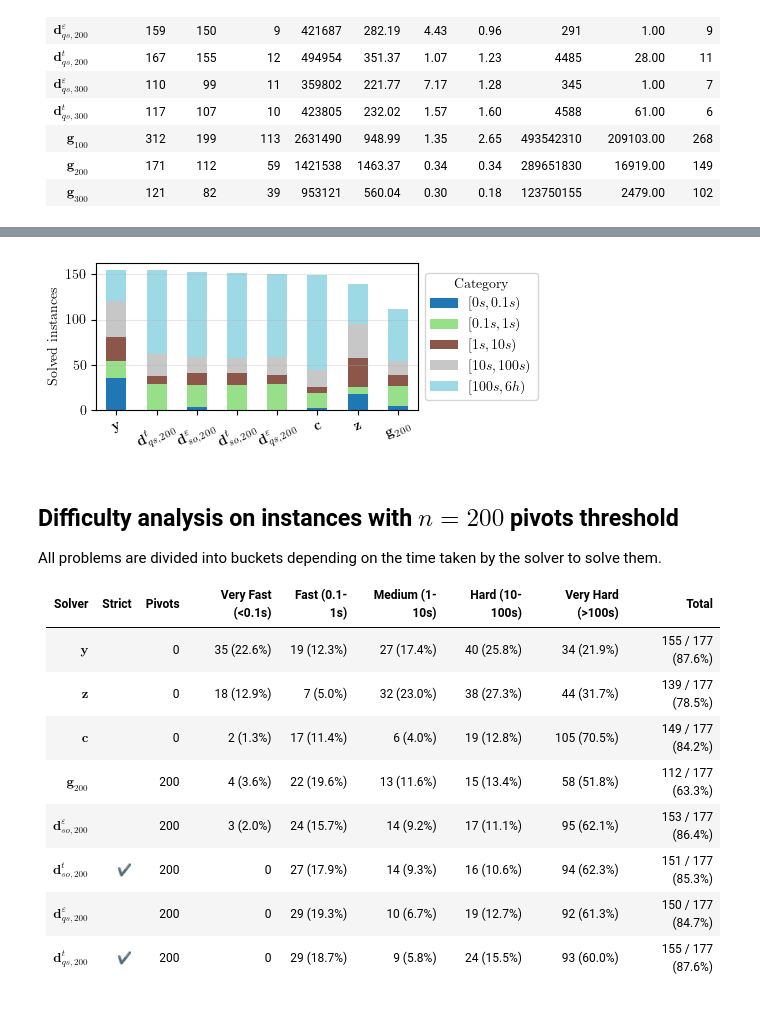
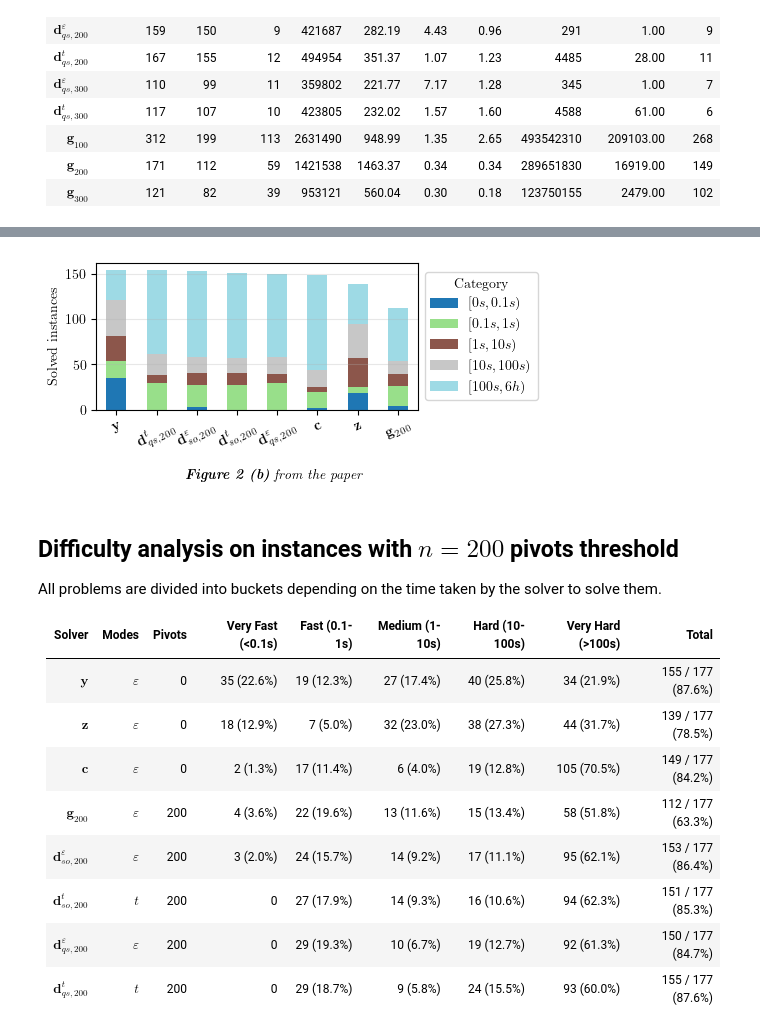
Before and after one commit to TendTo/cvc5, a Jupyter notebook: benchmarks/results-explore.ipynb, the cells around one changed output, grey strips where cells are left out. Saved outputs shown, nothing was run; the diff lists cells and outputs as text; code cells hidden in the pictures.

```diff
--- a/benchmarks/results-explore.ipynb
+++ b/benchmarks/results-explore.ipynb
@@ -444,36 +379,37 @@ All problems are divided into buckets depending on the time taken by the solver
 # %%
 md(difficulty_analysis(
     solvers_analysis=[
         others_results.get("yices",SolverResult.empty()).apply_filter(lambda df: in_n(df, 200)),
         others_results.get("z3",SolverResult.empty()).apply_filter(lambda df: in_n(df, 200)),
         others_results.get("cvc5",SolverResult.empty()).apply_filter(lambda df: in_n(df, 200)),
         others_results.get("glpk_i200",SolverResult.empty()),
         results.get("soplex_i200",SolverResult.empty()),
         results.get("soplex_i200_strict",SolverResult.empty()),
         # results.get("soplex_i200_delta1e-08"),
         results.get("qsoptex_i200",SolverResult.empty()),
         results.get("qsoptex_i200_strict",SolverResult.empty()),
         # results.get("qsoptex_i200_delta1e-08"),
     ],
    total_count= len(instances_200),
    group_name="instances with $n = 200$ pivots threshold",
+    fig_caption=r"$\textit{\textbf{Figure 2 (b)} from the paper}$"
 ))
 # %% [output]
-[figure, old version]
+[figure, new version]
 ## Difficulty analysis on instances with $n = 200$ pivots threshold
 
 All problems are divided into buckets depending on the time taken by the solver to solve them.
 
-| Solver | Strict | Pivots | Very Fast (<0.1s) | Fast (0.1-1s) | Medium (1-10s) | Hard (10-100s) | Very Hard (>100s) | Total |
+| Solver | Modes  | Pivots | Very Fast (<0.1s) | Fast (0.1-1s) | Medium (1-10s) | Hard (10-100s) | Very Hard (>100s) | Total |
 | ------ | ------ | ------ | ----------------- | ------------- | -------------- | -------------- | ----------------- | ----- |
-| $ \textbf{y} $ |  | 0 | 35 (22.6%) | 19 (12.3%) | 27 (17.4%) | 40 (25.8%) | 34 (21.9%) | 155 / 177 (87.6%)
-| $ \textbf{z} $ |  | 0 | 18 (12.9%) | 7 (5.0%) | 32 (23.0%) | 38 (27.3%) | 44 (31.7%) | 139 / 177 (78.5%)
-| $ \textbf{c} $ |  | 0 | 2 (1.3%) | 17 (11.4%) | 6 (4.0%) | 19 (12.8%) | 105 (70.5%) | 149 / 177 (84.2%)
-| $ \textbf{g}_{200} $ |  | 200 | 4 (3.6%) | 22 (19.6%) | 13 (11.6%) | 15 (13.4%) | 58 (51.8%) | 112 / 177 (63.3%)
-| $ \textbf{d}_{so,200}^\varepsilon $ |  | 200 | 3 (2.0%) | 24 (15.7%) | 14 (9.2%) | 17 (11.1%) | 95 (62.1%) | 153 / 177 (86.4%)
-| $ \textbf{d}_{so,200}^t $ | ✔ | 200 | 0 | 27 (17.9%) | 14 (9.3%) | 16 (10.6%) | 94 (62.3%) | 151 / 177 (85.3%)
-| $ \textbf{d}_{qs,200}^\varepsilon $ |  | 200 | 0 | 29 (19.3%) | 10 (6.7%) | 19 (12.7%) | 92 (61.3%) | 150 / 177 (84.7%)
-| $ \textbf{d}_{qs,200}^t $ | ✔ | 200 | 0 | 29 (18.7%) | 9 (5.8%) | 24 (15.5%) | 93 (60.0%) | 155 / 177 (87.6%)
+| $ \textbf{y} $ | $\varepsilon$ | 0 | 35 (22.6%) | 19 (12.3%) | 27 (17.4%) | 40 (25.8%) | 34 (21.9%) | 155 / 177 (87.6%)
+| $ \textbf{z} $ | $\varepsilon$ | 0 | 18 (12.9%) | 7 (5.0%) | 32 (23.0%) | 38 (27.3%) | 44 (31.7%) | 139 / 177 (78.5%)
+| $ \textbf{c} $ | $\varepsilon$ | 0 | 2 (1.3%) | 17 (11.4%) | 6 (4.0%) | 19 (12.8%) | 105 (70.5%) | 149 / 177 (84.2%)
+| $ \textbf{g}_{200} $ | $\varepsilon$ | 200 | 4 (3.6%) | 22 (19.6%) | 13 (11.6%) | 15 (13.4%) | 58 (51.8%) | 112 / 177 (63.3%)
+| $ \textbf{d}_{so,200}^\varepsilon $ | $\varepsilon$ | 200 | 3 (2.0%) | 24 (15.7%) | 14 (9.2%) | 17 (11.1%) | 95 (62.1%) | 153 / 177 (86.4%)
+| $ \textbf{d}_{so,200}^t $ | $t$ | 200 | 0 | 27 (17.9%) | 14 (9.3%) | 16 (10.6%) | 94 (62.3%) | 151 / 177 (85.3%)
+| $ \textbf{d}_{qs,200}^\varepsilon $ | $\varepsilon$ | 200 | 0 | 29 (19.3%) | 10 (6.7%) | 19 (12.7%) | 92 (61.3%) | 150 / 177 (84.7%)
+| $ \textbf{d}_{qs,200}^t $ | $t$ | 200 | 0 | 29 (18.7%) | 9 (5.8%) | 24 (15.5%) | 93 (60.0%) | 155 / 177 (87.6%)
 # %%
 md(difficulty_analysis(
     solvers_analysis=[
```
Also changed, not shown: parts of 63 cells of this notebook, 3 other files.
